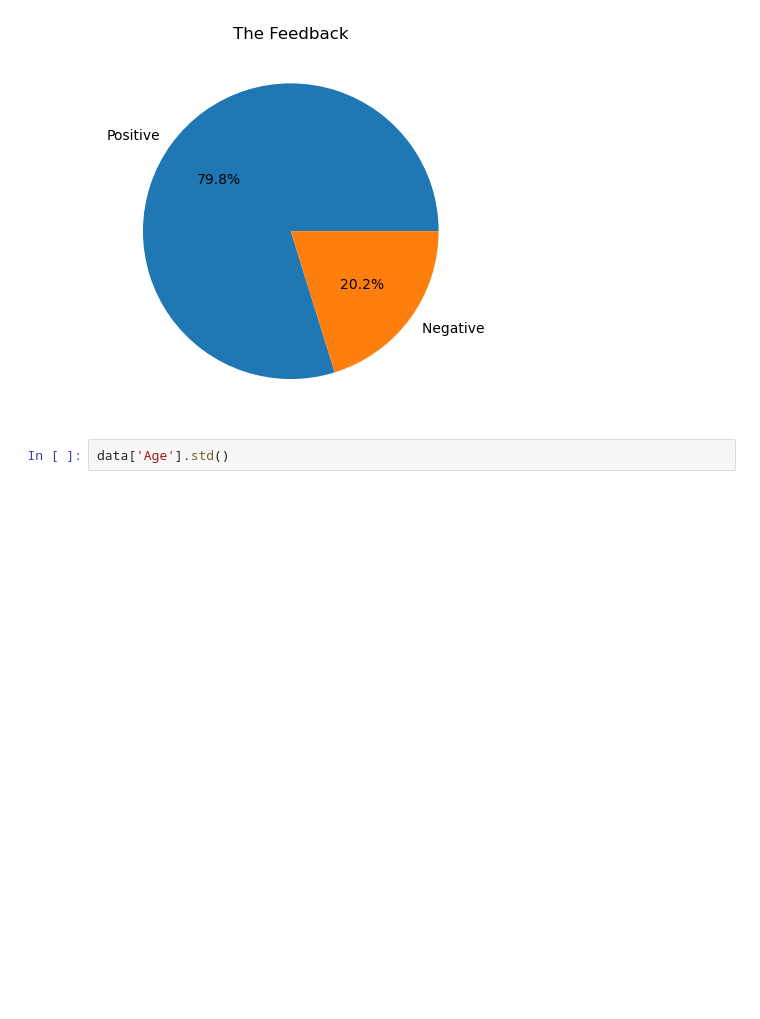
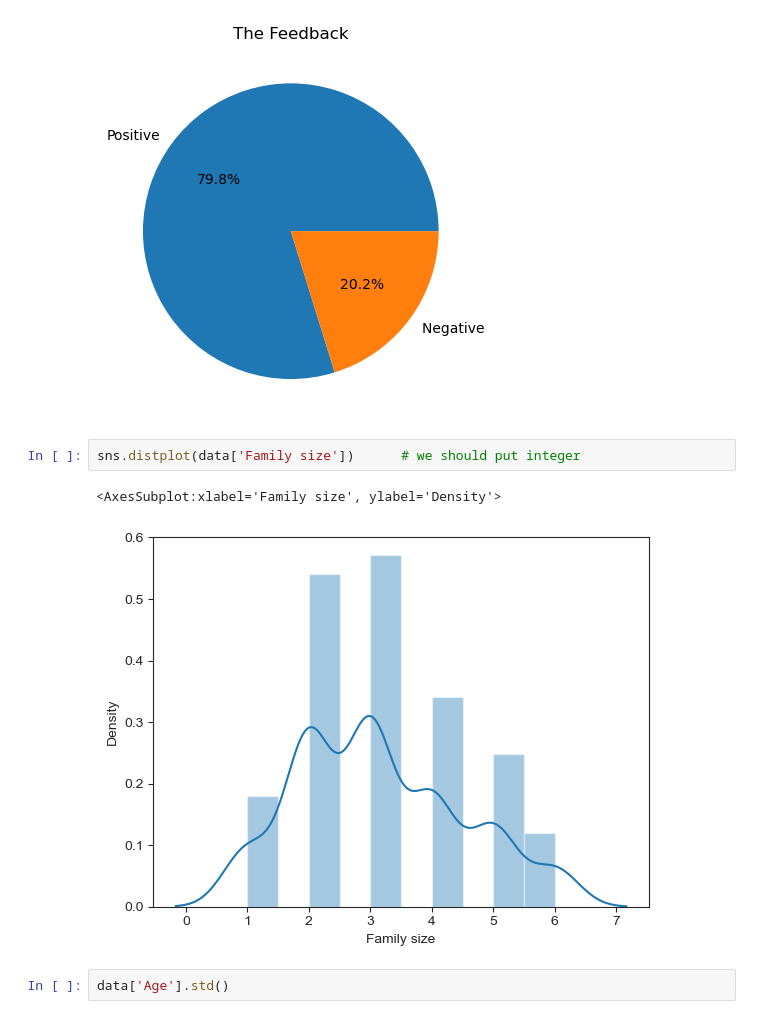
Before and after one commit to Rayanfaraidun/onlineFoodOrder, a Jupyter notebook: Copy_of_OnlineFoodOrder.ipynb, the cells around one changed output. Saved outputs shown, nothing was run; the diff lists cells and outputs as text; blank space fills up the shorter version.

```diff
--- a/Copy_of_OnlineFoodOrder.ipynb
+++ b/Copy_of_OnlineFoodOrder.ipynb
@@ -221,6 +206,11 @@ plt.title('The Feedback')
 # %% [output]
 Text(0.5, 1.0, 'The Feedback')
 [figure]
+# %%
+sns.distplot(data['Family size'])      # we should put integer
+# %% [output]
+<AxesSubplot:xlabel='Family size', ylabel='Density'>
+[figure, added]
 # %%
 data['Age'].std()
 # %% [output]
```
Also changed, not shown: parts of 103 cells of this notebook.
